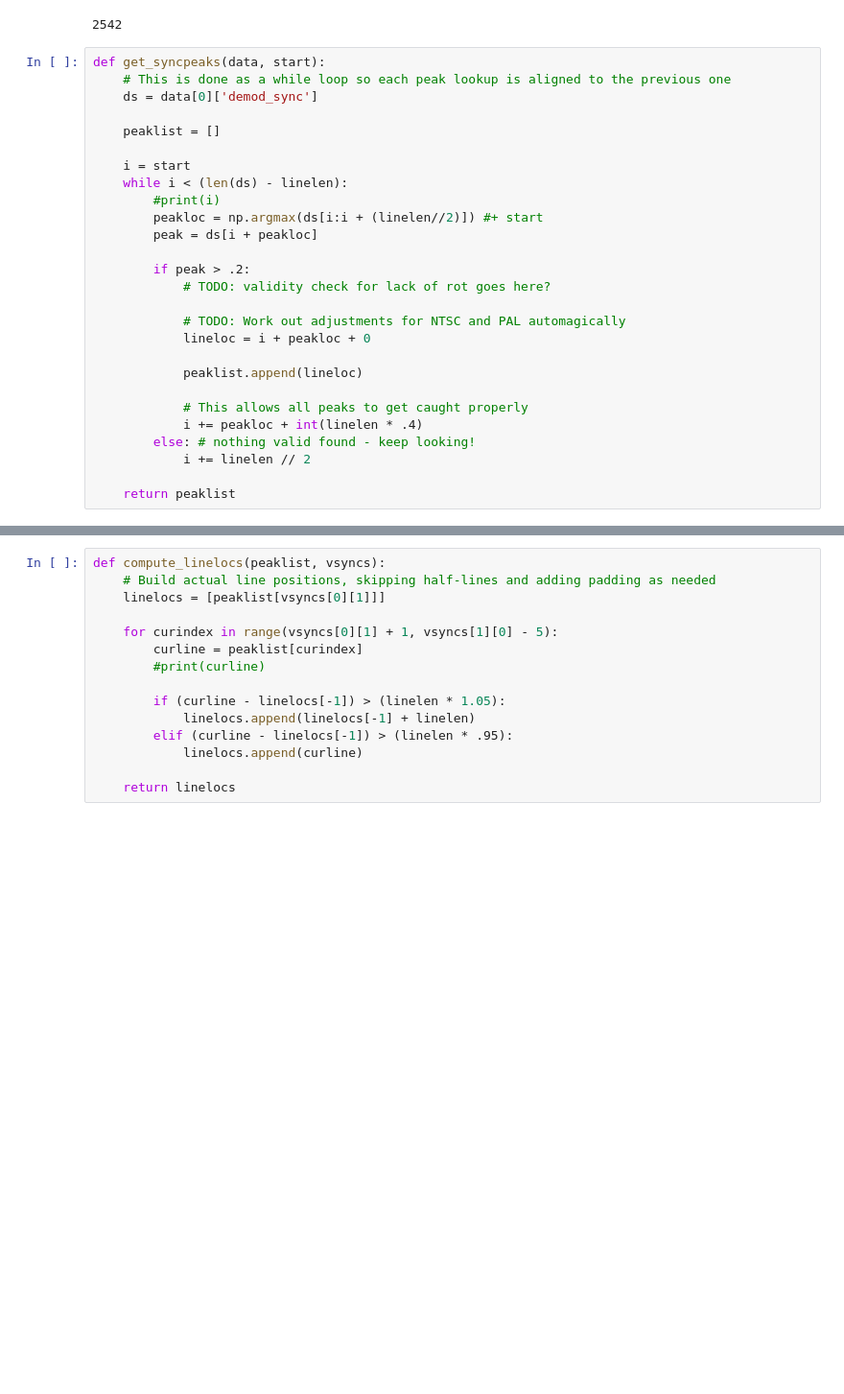
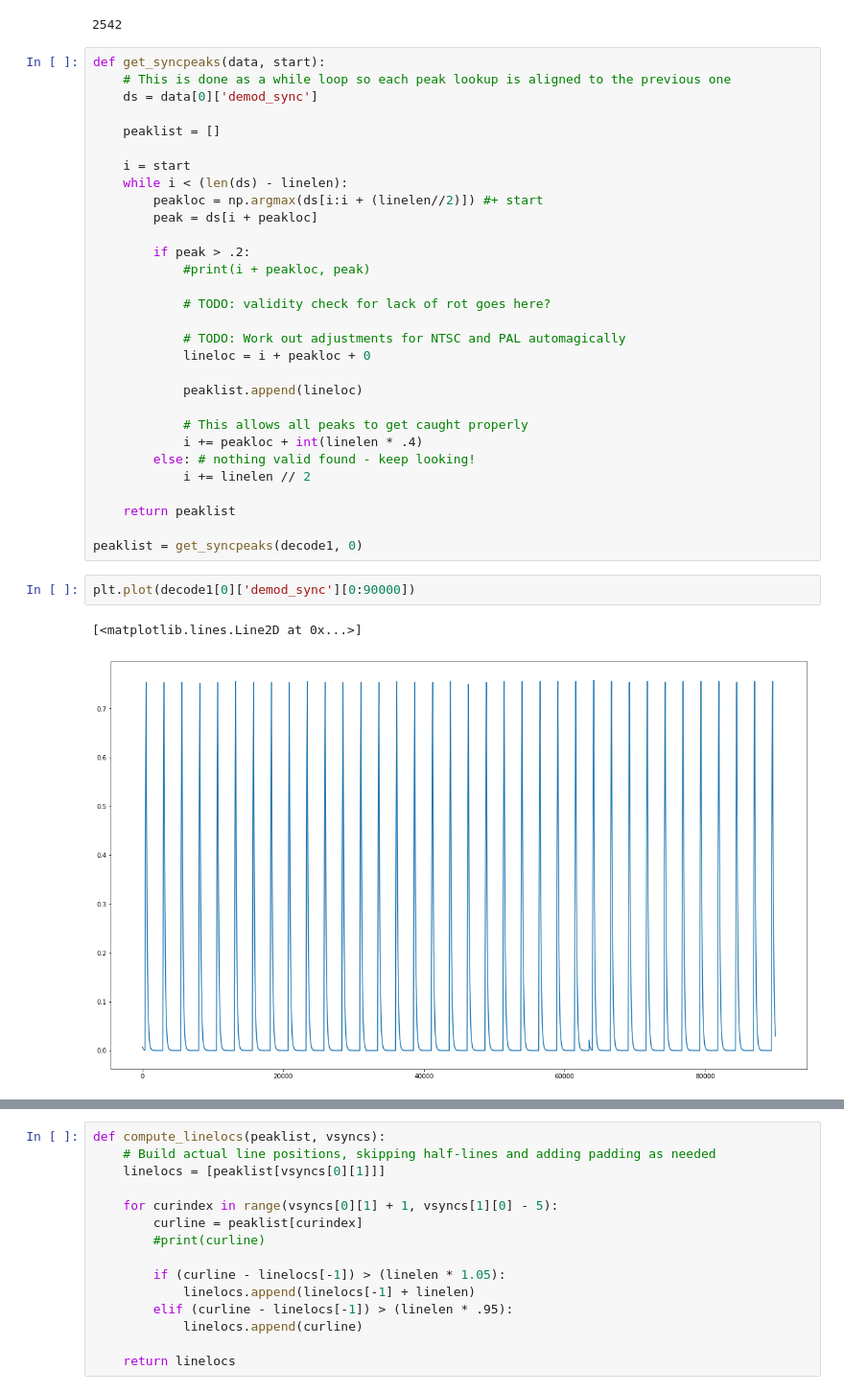
Before and after one commit to happycube/ld-decode, a Jupyter notebook: ld-decode-r1.ipynb, the cells around one changed output, grey strips where cells are left out. Shown at 96% size. Saved outputs shown, nothing was run; the diff lists cells and outputs as text; blank space fills up the shorter version.

```diff
--- a/ld-decode-r1.ipynb
+++ b/ld-decode-r1.ipynb
@@ -608,11 +633,12 @@ def get_syncpeaks(data, start):
 
     i = start
     while i < (len(ds) - linelen):
-        #print(i)
         peakloc = np.argmax(ds[i:i + (linelen//2)]) #+ start
         peak = ds[i + peakloc]
 
         if peak > .2:
+            #print(i + peakloc, peak)
+
             # TODO: validity check for lack of rot goes here?
 
             # TODO: Work out adjustments for NTSC and PAL automagically
@@ -626,6 +652,13 @@ def get_syncpeaks(data, start):
             i += linelen // 2
 
     return peaklist
+
+peaklist = get_syncpeaks(decode1, 0)
+# %%
+plt.plot(decode1[0]['demod_sync'][0:90000])
+# %% [output]
+[<matplotlib.lines.Line2D at 0x...>]
+[figure, added]
 # %%
 def determine_field(data, peaklist, peaknum):
     if peaknum < 11:
```
Also changed, not shown: parts of 13 cells of this notebook.
